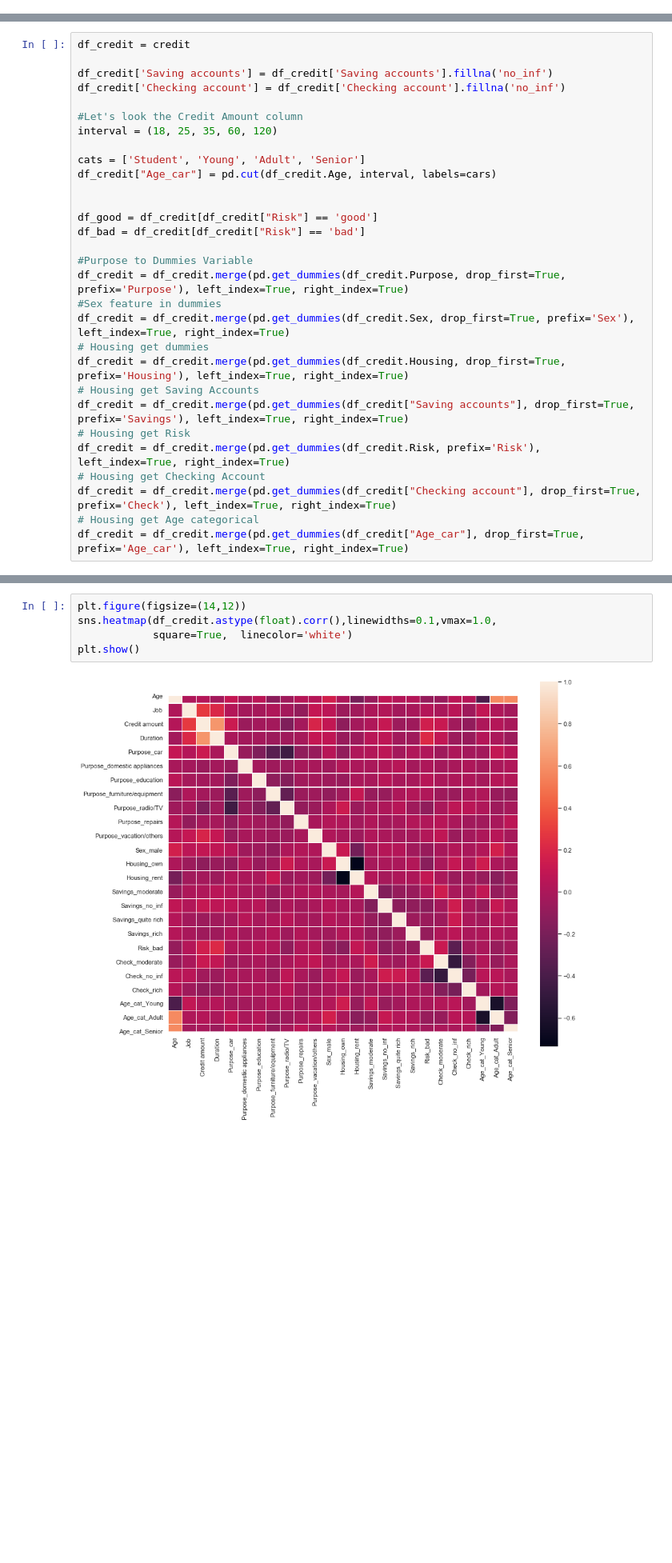
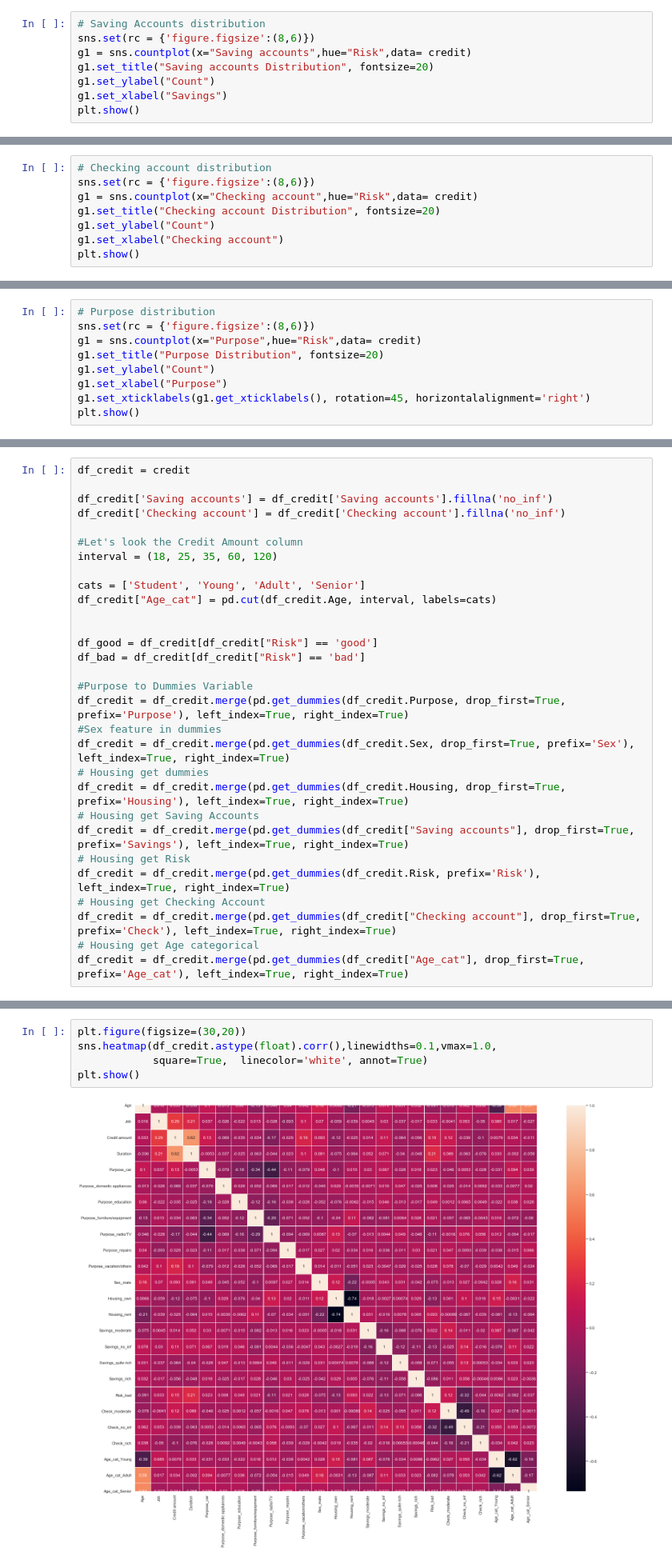
Before and after one commit to BiancaMass/XAI-Group-Project, a Jupyter notebook: Group20_EDA.ipynb, the cells around one changed output, grey strips where cells are left out. Shown at 80% size. Cells and saved outputs as stored; diff of their text form; blank space fills up the shorter version.

```diff
--- a/Group20_EDA.ipynb
+++ b/Group20_EDA.ipynb
@@ -113,0 +166,8 @@ plt.show()
+# %%
+# Saving Accounts distribution
+sns.set(rc = {'figure.figsize':(8,6)})
+g1 = sns.countplot(x="Saving accounts",hue="Risk",data= credit)
+g1.set_title("Saving accounts Distribution", fontsize=20)
+g1.set_ylabel("Count")
+g1.set_xlabel("Savings")
+plt.show()
@@ -113,0 +176,8 @@ plt.show()
+# %%
+# Checking account distribution
+sns.set(rc = {'figure.figsize':(8,6)})
+g1 = sns.countplot(x="Checking account",hue="Risk",data= credit)
+g1.set_title("Checking account Distribution", fontsize=20)
+g1.set_ylabel("Count")
+g1.set_xlabel("Checking account")
+plt.show()
@@ -113,0 +195,9 @@ plt.show()
+# %%
+# Purpose distribution
+sns.set(rc = {'figure.figsize':(8,6)})
+g1 = sns.countplot(x="Purpose",hue="Risk",data= credit)
+g1.set_title("Purpose Distribution", fontsize=20)
+g1.set_ylabel("Count")
+g1.set_xlabel("Purpose")
+g1.set_xticklabels(g1.get_xticklabels(), rotation=45, horizontalalignment='right')
+plt.show()
@@ -180,7 +270,7 @@ df_credit['Checking account'] = df_credit['Checking account'].fillna('no_inf')
 interval = (18, 25, 35, 60, 120)
 
 cats = ['Student', 'Young', 'Adult', 'Senior']
-df_credit["Age_car"] = pd.cut(df_credit.Age, interval, labels=cars)
+df_credit["Age_cat"] = pd.cut(df_credit.Age, interval, labels=cats)
 
 
 df_good = df_credit[df_credit["Risk"] == 'good']
@@ -199,7 +289,7 @@ df_credit = df_credit.merge(pd.get_dummies(df_credit.Risk, prefix='Risk'), left_
 # Housing get Checking Account
 df_credit = df_credit.merge(pd.get_dummies(df_credit["Checking account"], drop_first=True, prefix='Check'), left_index=True, right_index=True)
 # Housing get Age categorical
-df_credit = df_credit.merge(pd.get_dummies(df_credit["Age_car"], drop_first=True, prefix='Age_car'), left_index=True, right_index=True)
+df_credit = df_credit.merge(pd.get_dummies(df_credit["Age_cat"], drop_first=True, prefix='Age_cat'), left_index=True, right_index=True)
 # %%
 #Excluding the missing columns
 del df_credit["Saving accounts"]
@@ -211,9 +301,9 @@ del df_credit["Age_car"]
 del df_credit["Risk"]
 del df_credit['Risk_good']
 # %%
-plt.figure(figsize=(14,12))
+plt.figure(figsize=(30,20))
 sns.heatmap(df_credit.astype(float).corr(),linewidths=0.1,vmax=1.0,
-            square=True,  linecolor='white')
+            square=True,  linecolor='white', annot=True)
 plt.show()
 # %% [output]
-[figure, old version]
+[figure, new version]
```
Also changed, not shown: parts of 18 cells of this notebook.
